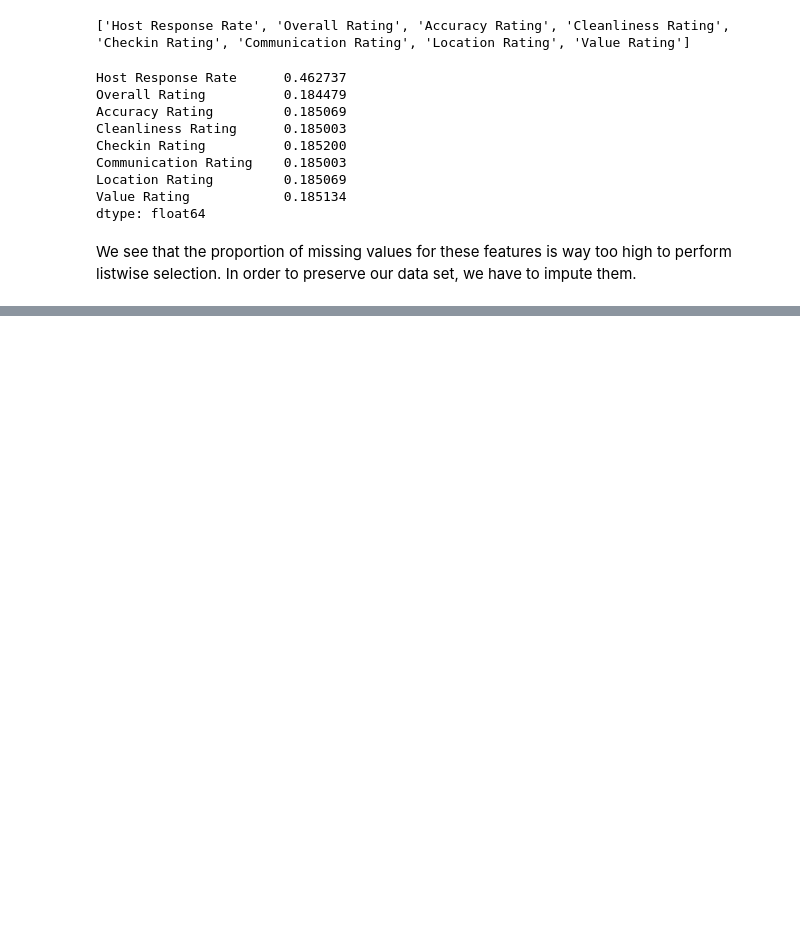
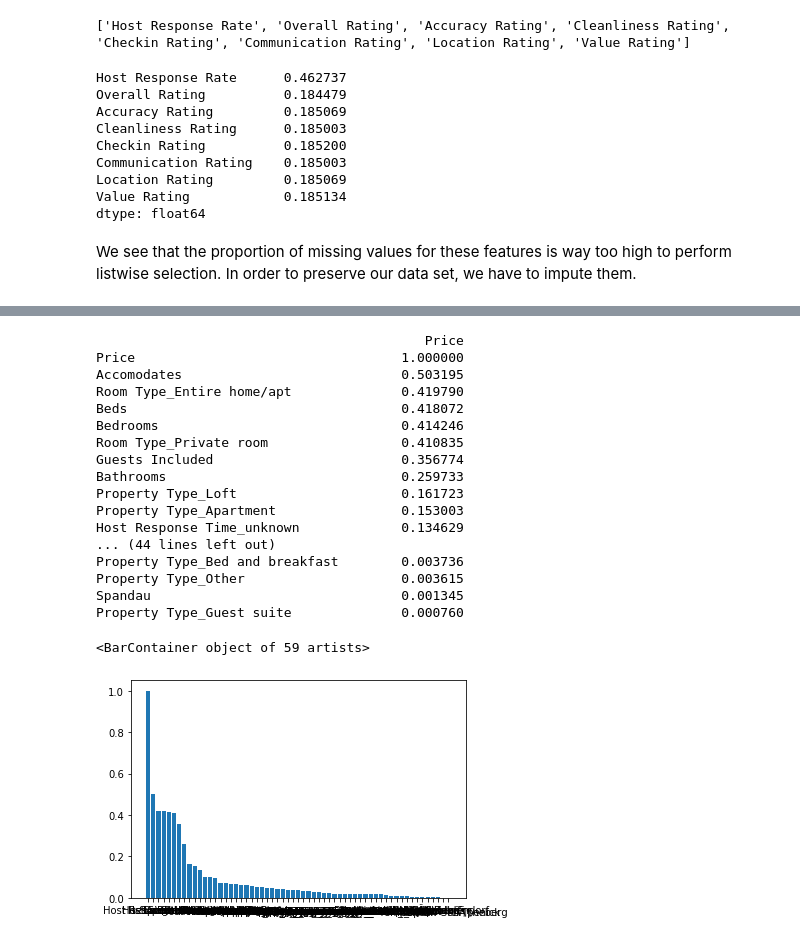
Before and after one commit to paulberard/airbnb-price-prediction-model, a Jupyter notebook: notebooks/paul/Airbnb-Price-Prediction-Paul.ipynb, the cells around one changed output, grey strips where cells are left out. Drawn from its saved outputs; the diff is of its cells as text; code cells hidden in the pictures; blank space fills up the shorter version.

```diff
--- a/notebooks/paul/Airbnb-Price-Prediction-Paul.ipynb
+++ b/notebooks/paul/Airbnb-Price-Prediction-Paul.ipynb
@@ -259,0 +448,15 @@ We see that the proportion of missing values for these features is way too high
+# %%
+data = pd.read_csv('../../data/train_airbnb_berlin_preprocessed.csv', delimiter = ';')
+# %%
+data = data.drop(['Host Name',  # we have gender info
+                  'Postal Code',
+                  'neighbourhood'], axis=1)  # removing neighborhood FOR NOW (check later)
+# %%
+# We encode 'Neighborhood Group' classes into a one hot encoder
+encoder = pd.get_dummies(data['Neighborhood Group'], dtype = 'int64')
+for feature in encoder.columns:
+    data[feature] = encoder[feature]
+
+del data['Neighborhood Group']
+# %%
+train_set, test_set = train_test_split(data, test_size=0.2, random_state=0)
@@ -259,0 +532,24 @@ We see that the proportion of missing values for these features is way too high
+# %%
+print(abs(train_set.corr()[['Price']]).sort_values(by='Price', ascending=False))
+
+plt.bar(train_set.columns, abs(train_set.corr()['Price']).sort_values(ascending=False))
+# %% [output]
+                                          Price
+Price                                  1.000000
+Accomodates                            0.503195
+Room Type_Entire home/apt              0.419790
+Beds                                   0.418072
+Bedrooms                               0.414246
+Room Type_Private room                 0.410835
+Guests Included                        0.356774
+Bathrooms                              0.259733
+Property Type_Loft                     0.161723
+Property Type_Apartment                0.153003
+Host Response Time_unknown             0.134629
+... (44 lines left out)
+Property Type_Bed and breakfast        0.003736
+Property Type_Other                    0.003615
+Spandau                                0.001345
+Property Type_Guest suite              0.000760
+<BarContainer object of 59 artists>
+[figure, added]
```
Also changed, not shown: parts of 33 cells of this notebook.
